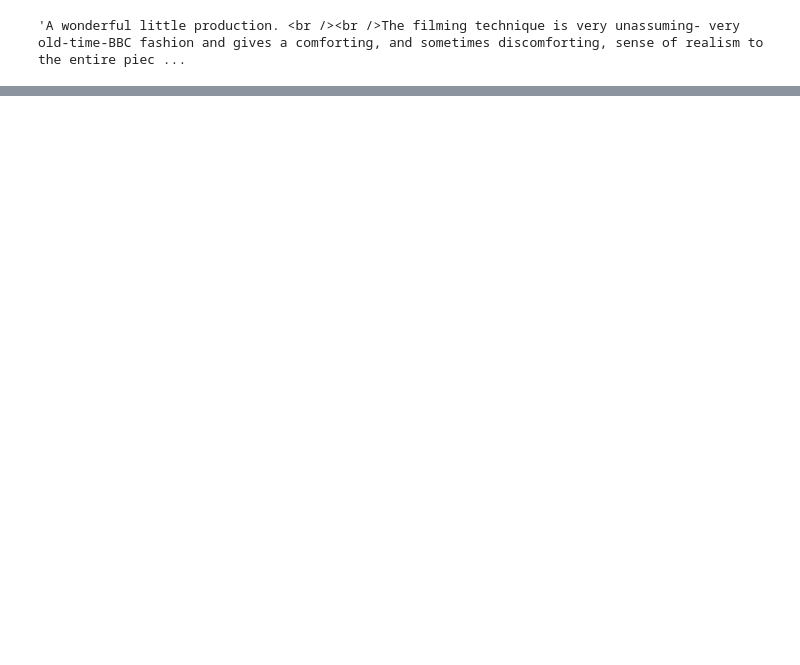
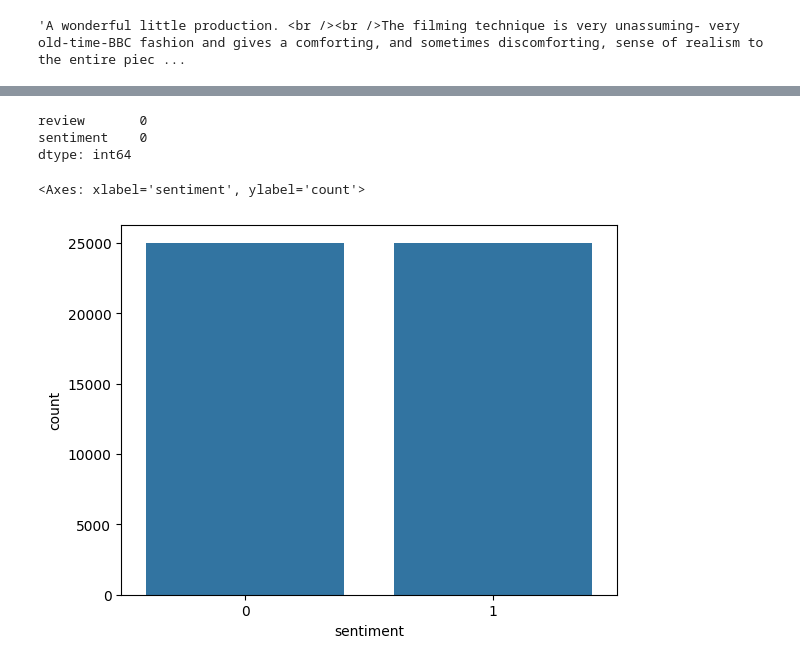
Before and after one commit to cedricdji/IMDB-Movie-Review-system, a Jupyter notebook: Main.ipynb, the cells around one changed output, grey strips where cells are left out. Saved outputs shown, nothing was run; the diff lists cells and outputs as text; code cells hidden in the pictures; blank space fills up the shorter version.

```diff
--- a/Main.ipynb
+++ b/Main.ipynb
@@ -113,0 +142,7 @@ data['sentiment'][1]
+# %%
+# Add a new columns "sentiments"
+
+data['sentiment'].replace('positive',1,inplace=True)
+data['sentiment'].replace('negative',0,inplace=True)
+
+data.head()
@@ -113,0 +156,14 @@ data['sentiment'][1]
+# %%
+data.isnull().sum()
+# %% [output]
+review       0
+sentiment    0
+dtype: int64
+# %%
+import seaborn as sns
+import matplotlib.pyplot as plt
+
+sns.countplot(x='sentiment',data=data)
+# %% [output]
+<Axes: xlabel='sentiment', ylabel='count'>
+[figure, added]
```
Also changed, not shown: parts of 10 cells of this notebook.
